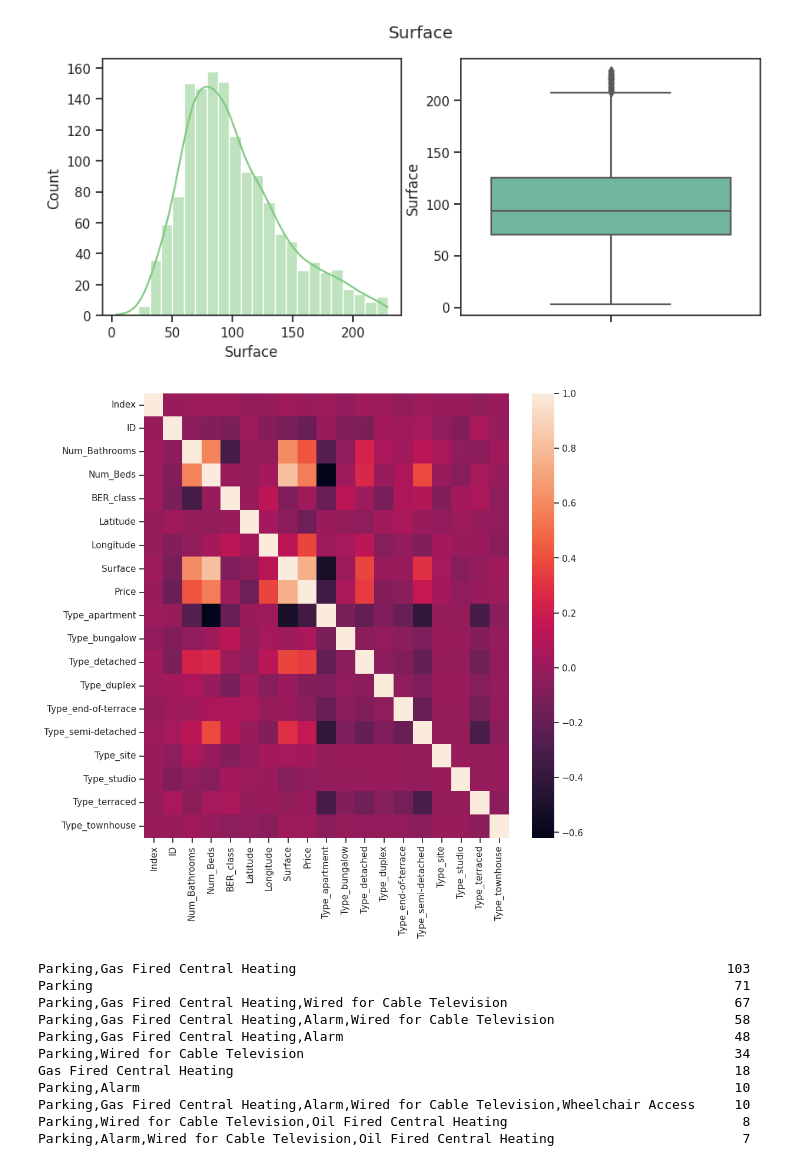
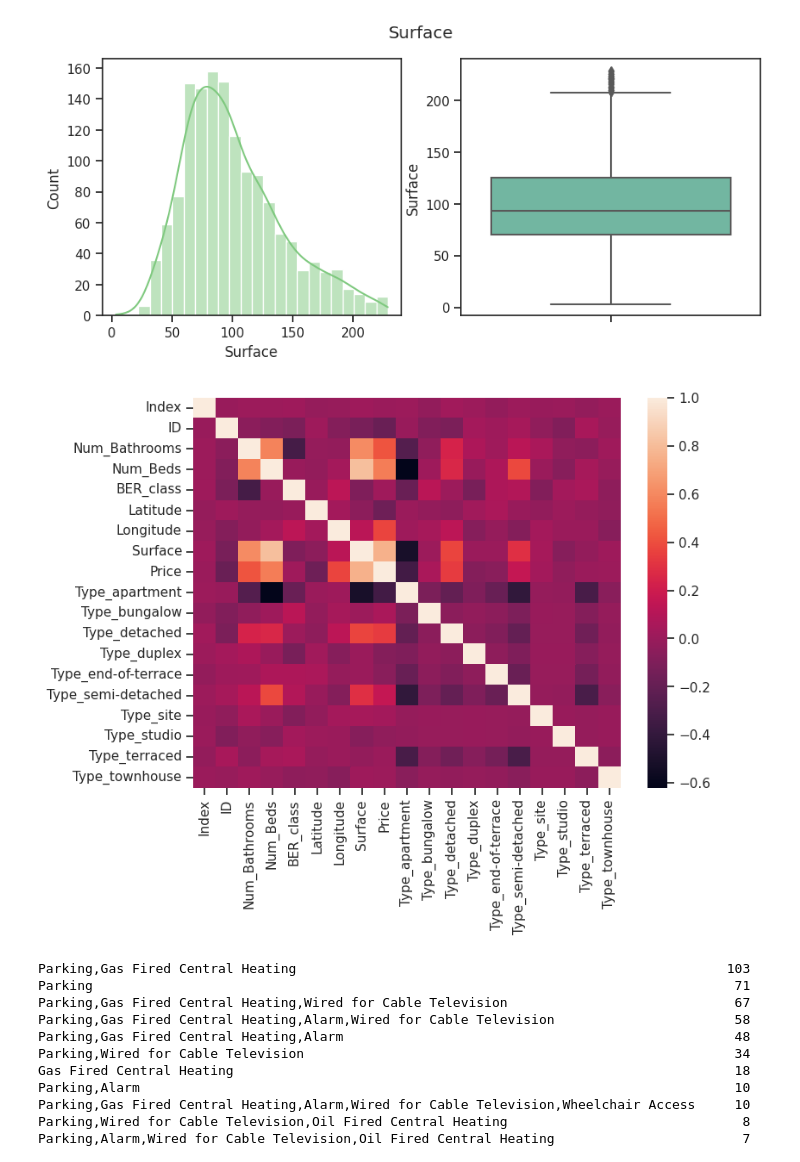
Before and after one commit to comaraDOTcom/ml-applications, a Jupyter notebook: Week5/ET5003_workinprogress.ipynb, the cells around one changed output. Drawn from its saved outputs; the diff is of its cells as text; code cells hidden in the pictures.

```diff
--- a/Week5/ET5003_workinprogress.ipynb
+++ b/Week5/ET5003_workinprogress.ipynb
@@ -466,10 +465,9 @@ plot_distribtion(dftrain, 'Surface')
 [figure]
 # %%
 #Look at the correlation between the different features of our data and the house prices.
-plt.figure(figsize=(10, 10))
 sns.heatmap(dftrain.corr(), annot=False);
 # %% [output]
-[figure, old version]
+[figure, new version]
 # %%
 dftrain['Services'].value_counts()
 # %% [output]
```
Also changed, not shown: parts of 37 cells of this notebook.
